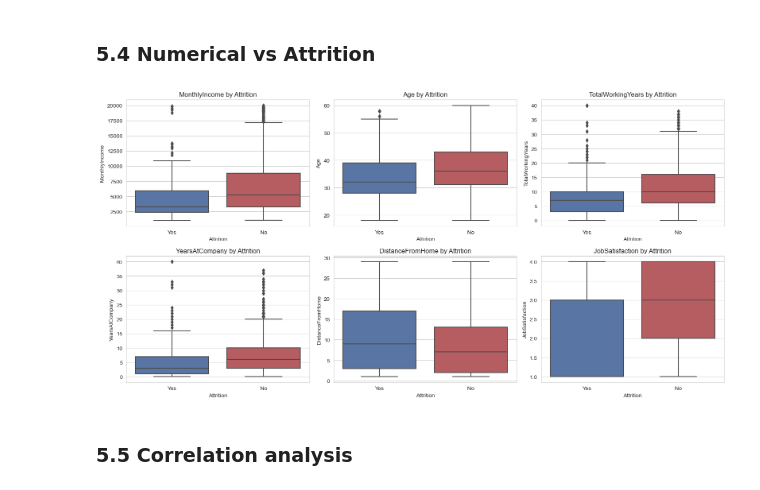
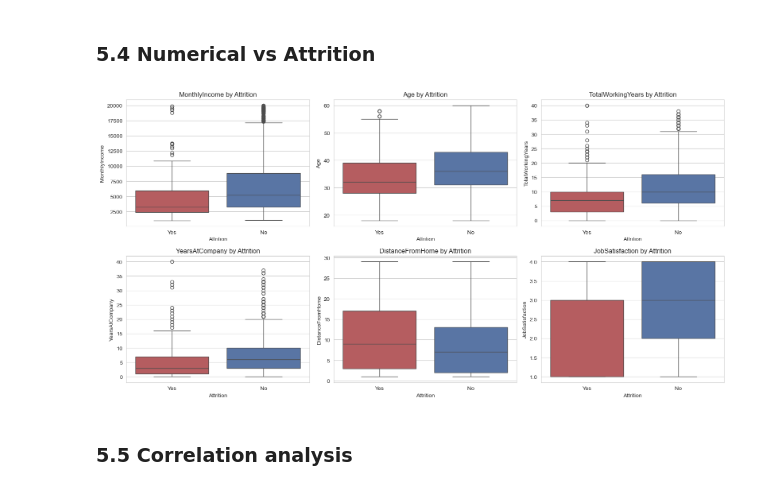
Before and after one commit to iradukunda123/-group08-flight-risk, a Jupyter notebook: group08-flight-risk.ipynb, the cells around one changed output. Saved outputs shown, nothing was run; the diff lists cells and outputs as text; code cells hidden in the pictures.

```diff
--- a/group08-flight-risk.ipynb
+++ b/group08-flight-risk.ipynb
@@ -175,3 +175,30 @@ plt.savefig("charts/01_outlier_boxplots.png", dpi=150)
 plt.show()
 # %% [output]
 [figure]
+# %%
+# Quantify potential outliers using the IQR method
+
+outlier_summary = []
+
+for col in numeric_cols:
+    Q1 = df[col].quantile(0.25)
+    Q3 = df[col].quantile(0.75)
+    IQR = Q3 - Q1
+
+    lower_bound = Q1 - 1.5 * IQR
+    upper_bound = Q3 + 1.5 * IQR
+
+    outlier_count = (
+        (df[col] < lower_bound) |
+        (df[col] > upper_bound)
+    ).sum()
+
+    outlier_summary.append({
+        "Feature": col,
+        "Outlier Count": outlier_count,
+        "Outlier %": round(outlier_count / len(df) * 100, 2)
+    })
+
+outlier_summary = pd.DataFrame(outlier_summary)
+
+outlier_summary[outlier_summary["Outlier Count"] > 0]
@@ -279,18 +328,18 @@ higher share of attrition than those who don't.
 # %%
 key_numeric_2 = ["MonthlyIncome", "Age", "TotalWorkingYears",
                   "YearsAtCompany", "DistanceFromHome", "JobSatisfaction"]
 
 fig, axes = plt.subplots(2, 3, figsize=(16, 8))
 axes = axes.flatten()
 for i, col in enumerate(key_numeric_2):
-    sns.boxplot(data=df_eda, x="Attrition", y=col, ax=axes[i],
-                palette=["#4C72B0", "#C44E52"])
+    sns.boxplot(data=df_eda, x="Attrition", y=col, hue="Attrition", ax=axes[i],
+                palette={"No": "#4C72B0", "Yes": "#C44E52"}, legend=False)
     axes[i].set_title(f"{col} by Attrition")
 plt.tight_layout()
 plt.savefig("charts/05_numerical_vs_attrition.png", dpi=150)
 plt.show()
 # %% [output]
-[figure, old version]
+[figure, new version]
 # %% [markdown]
 ### 5.5 Correlation analysis
 # %%
```
Also changed, not shown: parts of 42 cells of this notebook, 6 other files.
